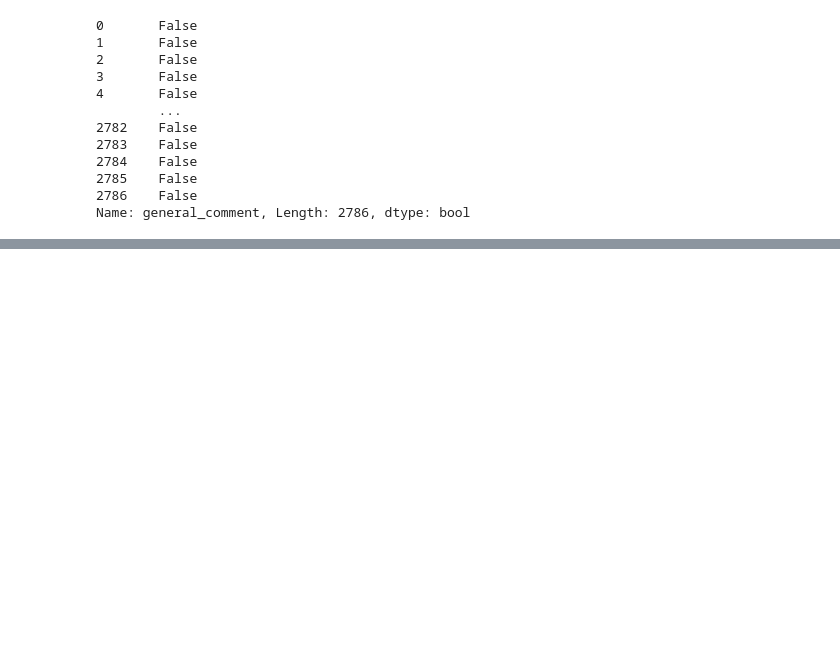
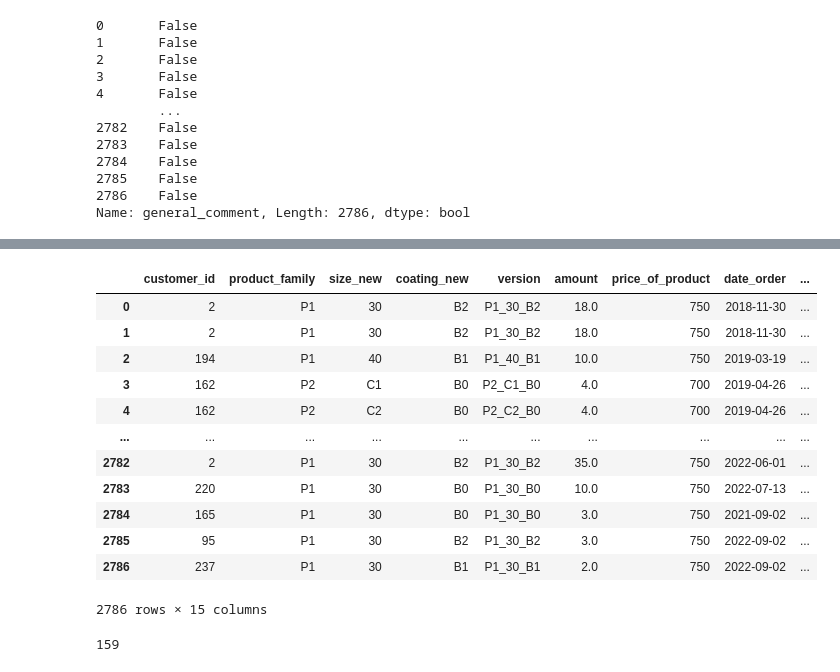
Before and after one commit to esrabecker/DA_Midterm_Project, a Jupyter notebook: Customer_Notebook/Customer Data Cleaning -Esra.ipynb, the cells around one changed output, grey strips where cells are left out. Cells and saved outputs as stored; diff of their text form; code cells hidden in the pictures; blank space fills up the shorter version.

```diff
--- a/Customer_Notebook/Customer Data Cleaning -Esra.ipynb
+++ b/Customer_Notebook/Customer Data Cleaning -Esra.ipynb
@@ -656,0 +794,21 @@ call_off_boolean
+# %%
+anon_df['sales_revenue'] = anon_df.price_of_product * anon_df.amount
+anon_df
+# %% [output]
+|  | customer_id | product_family | size_new | coating_new | version | amount | price_of_product | date_order | ... |
+| 0 | 2 | P1 | 30 | B2 | P1_30_B2 | 18.0 | 750 | 2018-11-30 | ... |
+| 1 | 2 | P1 | 30 | B2 | P1_30_B2 | 18.0 | 750 | 2018-11-30 | ... |
+| 2 | 194 | P1 | 40 | B1 | P1_40_B1 | 10.0 | 750 | 2019-03-19 | ... |
+| 3 | 162 | P2 | C1 | B0 | P2_C1_B0 | 4.0 | 700 | 2019-04-26 | ... |
+| 4 | 162 | P2 | C2 | B0 | P2_C2_B0 | 4.0 | 700 | 2019-04-26 | ... |
+| ... | ... | ... | ... | ... | ... | ... | ... | ... | ... |
+| 2782 | 2 | P1 | 30 | B2 | P1_30_B2 | 35.0 | 750 | 2022-06-01 | ... |
+| 2783 | 220 | P1 | 30 | B0 | P1_30_B0 | 10.0 | 750 | 2022-07-13 | ... |
+| 2784 | 165 | P1 | 30 | B0 | P1_30_B0 | 3.0 | 750 | 2021-09-02 | ... |
+| 2785 | 95 | P1 | 30 | B2 | P1_30_B2 | 3.0 | 750 | 2022-09-02 | ... |
+| 2786 | 237 | P1 | 30 | B1 | P1_30_B1 | 2.0 | 750 | 2022-09-02 | ... |
+2786 rows × 15 columns
+# %%
+anon_df['date_delivery_is'].isna().sum()
+# %% [output]
+159
```
Also changed, not shown: parts of 14 cells of this notebook.
